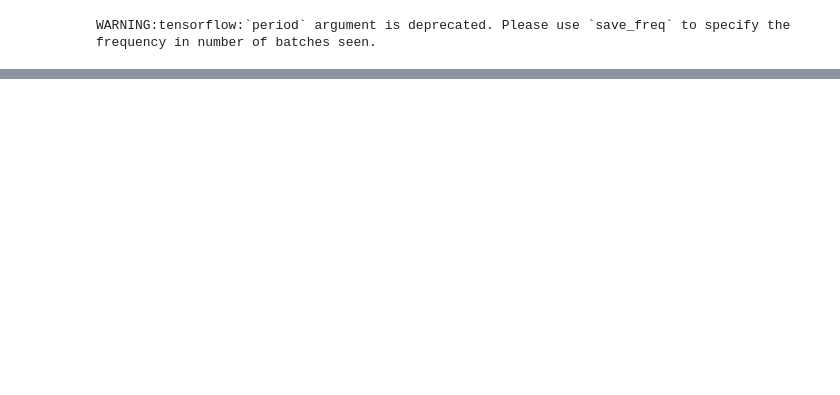
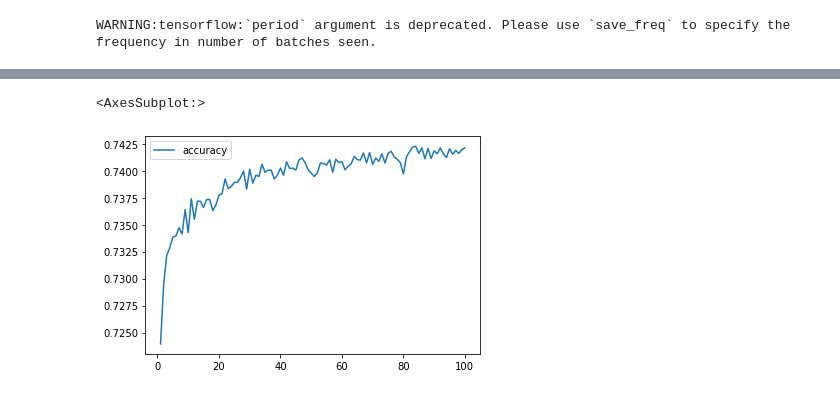
Before and after one commit to MiracleSkyHawk/Neural_Network, a Jupyter notebook: AlphabetSoupCharity_Optimzation.ipynb, the cells around one changed output, grey strips where cells are left out. Drawn from its saved outputs; the diff is of its cells as text; code cells hidden in the pictures; blank space fills up the shorter version.

```diff
--- a/AlphabetSoupCharity_Optimzation.ipynb
+++ b/AlphabetSoupCharity_Optimzation.ipynb
@@ -286,0 +293,5 @@ nn.save("AlphabetSoupCharity_Optimization.h5")
+# %%
+history_df.plot(y="accuracy")
+# %% [output]
+<AxesSubplot:>
+[figure, added]
```
Also changed, not shown: parts of 4 cells of this notebook, 23 other files.
